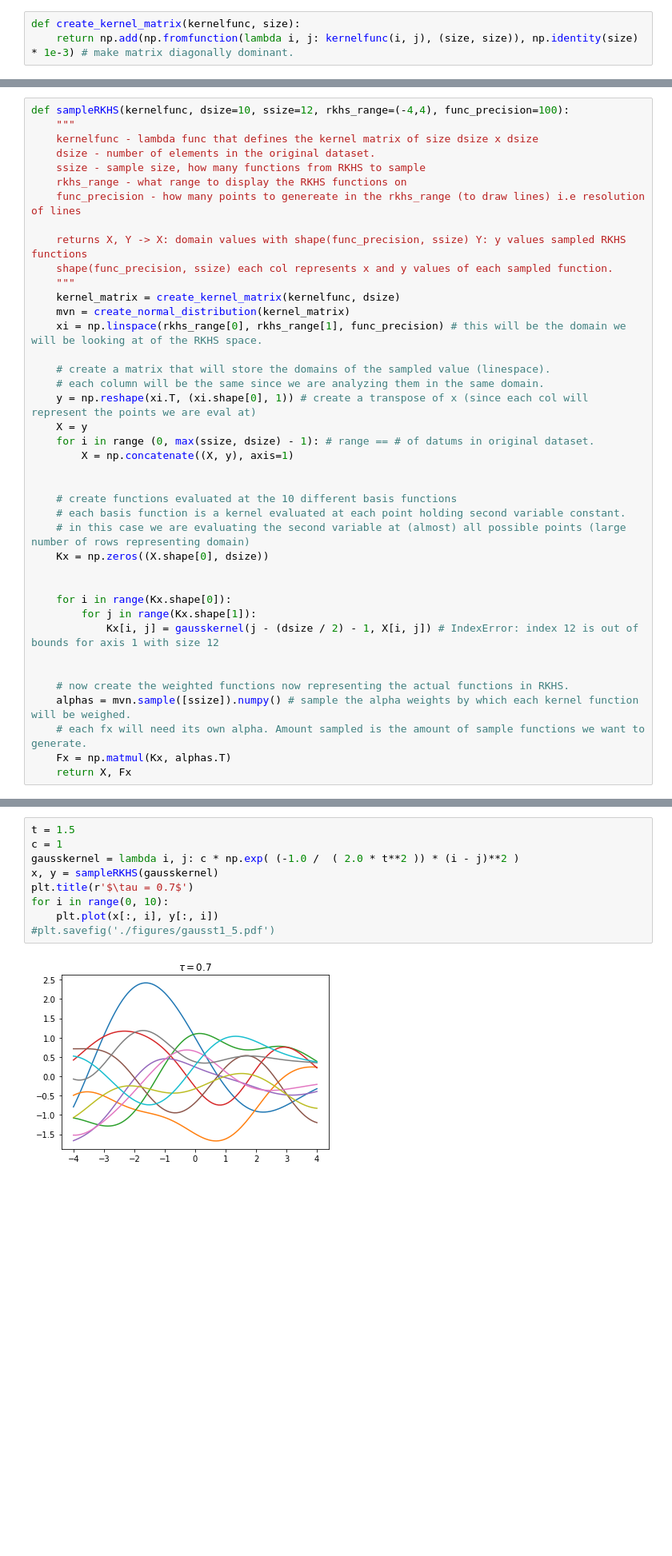
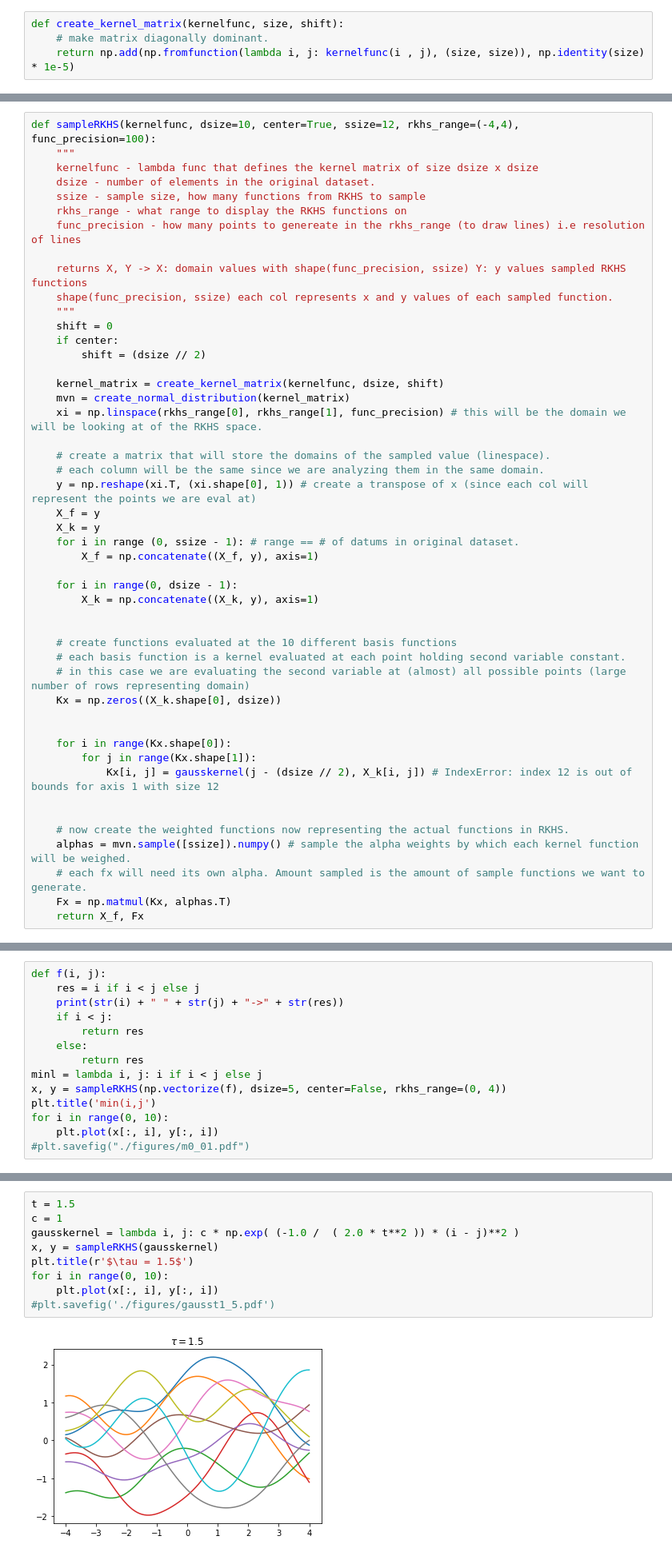
Before and after one commit to karasjoh000/RKHS, a Jupyter notebook: hw1.ipynb, the cells around one changed output, grey strips where cells are left out. Shown: that part at 80% size. Drawn from its saved outputs; the diff is of its cells as text; blank space fills up the shorter version.

```diff
--- a/hw1.ipynb
+++ b/hw1.ipynb
@@ -6,15 +6,16 @@ import tensorflow_probability as tfp
 import math
 %matplotlib inline
 # %%
-def create_kernel_matrix(kernelfunc, size):
-    return np.add(np.fromfunction(lambda i, j: kernelfunc(i, j), (size, size)), np.identity(size) * 1e-3) # make matrix diagonally dominant.
+def create_kernel_matrix(kernelfunc, size, shift):
+    # make matrix diagonally dominant.
+    return np.add(np.fromfunction(lambda i, j: kernelfunc(i , j), (size, size)), np.identity(size) * 1e-5)
 # %%
 def create_normal_distribution(kernel):
     mu, cov = np.zeros(tf.shape(kernel).numpy()[0]), tf.linalg.inv(kernel)
     scale = tf.linalg.cholesky(cov)
     return tfp.distributions.MultivariateNormalTriL(loc=mu,scale_tril=scale)
 # %%
-def sampleRKHS(kernelfunc, dsize=10, ssize=12, rkhs_range=(-4,4), func_precision=100):
+def sampleRKHS(kernelfunc, dsize=10, center=True, ssize=12, rkhs_range=(-4,4), func_precision=100):
     """
     kernelfunc - lambda func that defines the kernel matrix of size dsize x dsize
     dsize - number of elements in the original dataset.
@@ -25,31 +26,39 @@ def sampleRKHS(kernelfunc, dsize=10, ssize=12, rkhs_range=(-4,4), func_precision
     returns X, Y -> X: domain values with shape(func_precision, ssize) Y: y values sampled RKHS functions
     shape(func_precision, ssize) each col represents x and y values of each sampled function.
     """
-    kernel_matrix = create_kernel_matrix(kernelfunc, dsize)
+    shift = 0
+    if center:
+        shift = (dsize // 2)
+
+    kernel_matrix = create_kernel_matrix(kernelfunc, dsize, shift)
     mvn = create_normal_distribution(kernel_matrix)
     xi = np.linspace(rkhs_range[0], rkhs_range[1], func_precision) # this will be the domain we will be looking at of the RKHS space.
 
     # create a matrix that will store the domains of the sampled value (linespace).
     # each column will be the same since we are analyzing them in the same domain.
     y = np.reshape(xi.T, (xi.shape[0], 1)) # create a transpose of x (since each col will represent the points we are eval at)
-    X = y
-    for i in range (0, max(ssize, dsize) - 1): # range == # of datums in original dataset.
-        X = np.concatenate((X, y), axis=1)
+    X_f = y
+    X_k = y
+    for i in range (0, ssize - 1): # range == # of datums in original dataset.
+        X_f = np.concatenate((X_f, y), axis=1)
+
+    for i in range(0, dsize - 1):
+        X_k = np.concatenate((X_k, y), axis=1)
 
 
     # create functions evaluated at the 10 different basis functions
     # each basis function is a kernel evaluated at each point holding second variable constant.
     # in this case we are evaluating the second variable at (almost) all possible points (large number of rows representing domain)
-    Kx = np.zeros((X.shape[0], dsize))
+    Kx = np.zeros((X_k.shape[0], dsize))
 
 
     for i in range(Kx.shape[0]):
         for j in range(Kx.shape[1]):
-            Kx[i, j] = gausskernel(j - (dsize / 2) - 1, X[i, j]) # IndexError: index 12 is out of bounds for axis 1 with size 12
+            Kx[i, j] = gausskernel(j - (dsize // 2), X_k[i, j]) # IndexError: index 12 is out of bounds for axis 1 with size 12
 
 
     # now create the weighted functions now representing the actual functions in RKHS.
     alphas = mvn.sample([ssize]).numpy() # sample the alpha weights by which each kernel function will be weighed.
     # each fx will need its own alpha. Amount sampled is the amount of sample functions we want to generate.
     Fx = np.matmul(Kx, alphas.T)
-    return X, Fx
+    return X_f, Fx
@@ -67,3 +67,17 @@ for i in range(0, 10):
 t = 0.5
 c = .001
 gausskernel = lambda i, j: c * np.exp( (-1.0 /  ( 2.0 * t**2 )) * (i - j)**2 )
+# %%
+def f(i, j):
+    res = i if i < j else j
+    print(str(i) + " " + str(j) + "->" + str(res))
+    if i < j:
+        return res
+    else:
+        return res
+minl = lambda i, j: i if i < j else j
+x, y = sampleRKHS(np.vectorize(f), dsize=5, center=False, rkhs_range=(0, 4))
+plt.title('min(i,j')
+for i in range(0, 10):
+    plt.plot(x[:, i], y[:, i])
+#plt.savefig("./figures/m0_01.pdf")
@@ -115,14 +148,14 @@ for i in range(0, 10):
 # %%
 t = 1.5
 c = 1
 gausskernel = lambda i, j: c * np.exp( (-1.0 /  ( 2.0 * t**2 )) * (i - j)**2 )
 x, y = sampleRKHS(gausskernel)
-plt.title(r'$\tau = 0.7$')
+plt.title(r'$\tau = 1.5$')
 for i in range(0, 10):
     plt.plot(x[:, i], y[:, i])
 #plt.savefig('./figures/gausst1_5.pdf')
 # %% [output]
-[figure, old version]
+[figure, new version]
 # %%
 t = 2.5
 c = 1
```
Also changed, not shown: parts of 15 cells of this notebook, 2 other files.
